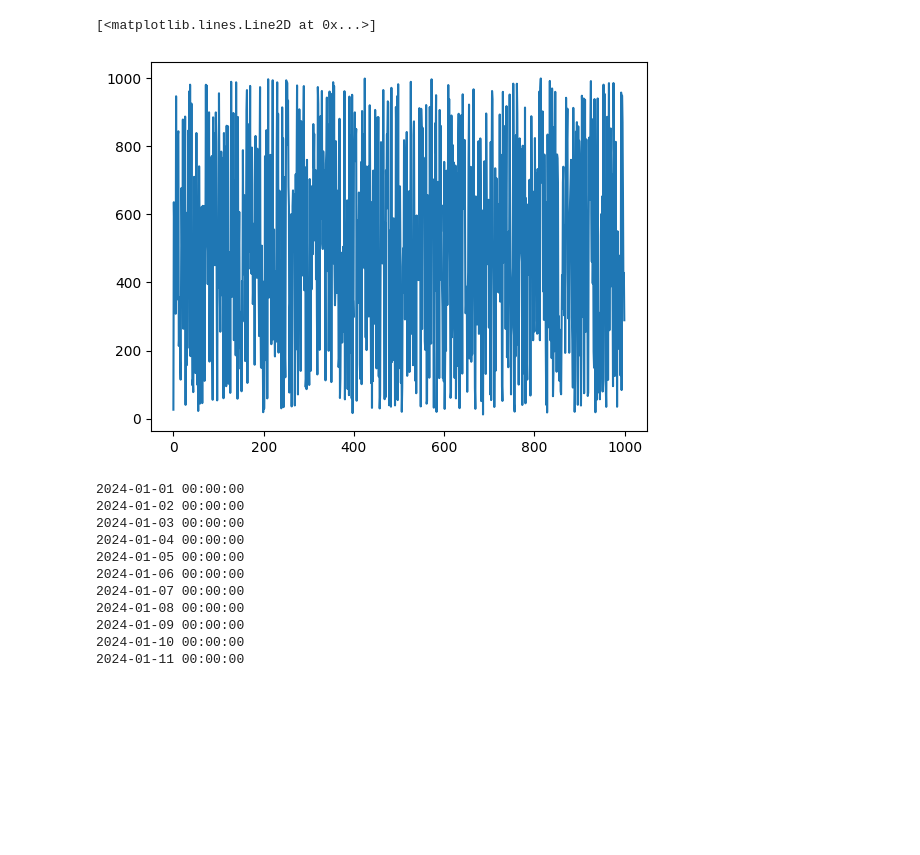
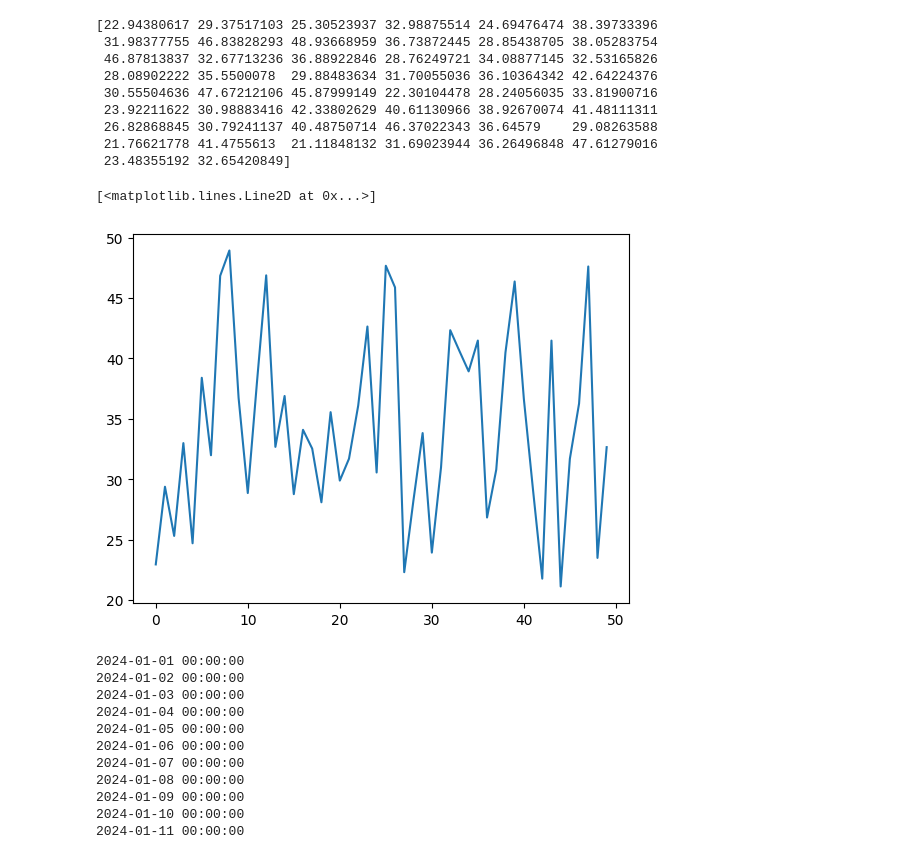
Before and after one commit to SergioStrackJunior/ENS5173_airpolution, a Jupyter notebook: Atividade01_01.ipynb, the cells around one changed output. Cells and saved outputs as stored; diff of their text form; code cells hidden in the pictures; blank space fills up the shorter version.

```diff
--- a/Atividade01_01.ipynb
+++ b/Atividade01_01.ipynb
@@ -69,18 +106,27 @@ Nesta sessão nós criaremos uma taxa de atividade de um empreendimento qualquer
 # %%
-# Criando vetor de valores aleatórios
+# Criando vetor de valores aleatórios com os valores de máxima e miníma das concentrações dos poluentes
 import numpy as np
-atvMax = 1000
-atvMin = 12
-n = 1000
+atvMax = 49.87
+atvMin = 20.89
+n = 50
 atv = (atvMax - atvMin)*np.random.rand(n) + atvMin
-#print(atv)
+print(atv)
 
 # Criando uma figura com os valores aleatórios
 fig, ax= plt.subplots()
 ax.plot(atv)
 # %% [output]
-[<matplotlib.lines.Line2D at 0x...>]
+[22.94380617 29.37517103 25.30523937 32.98875514 24.69476474 38.39733396
+ 31.98377755 46.83828293 48.93668959 36.73872445 28.85438705 38.05283754
+ 46.87813837 32.67713236 36.88922846 28.76249721 34.08877145 32.53165826
+ 28.08902222 35.5500078  29.88483634 31.70055036 36.10364342 42.64224376
+ 30.55504636 47.67212106 45.87999149 22.30104478 28.24056035 33.81900716
+ 23.92211622 30.98883416 42.33802629 40.61130966 38.92670074 41.48111311
+ 26.82868845 30.79241137 40.48750714 46.37022343 36.64579    29.08263588
+ 21.76621778 41.4755613  21.11848132 31.69023944 36.26496848 47.61279016
+ 23.48355192 32.65420849]
+[<matplotlib.lines.Line2D at 0x...>]
-[figure, old version]
+[figure, new version]
 # %%
 # Criar um vetor com as datas
 from datetime import datetime, timedelta
```
Also changed, not shown: parts of 13 cells of this notebook, 5 other files.
